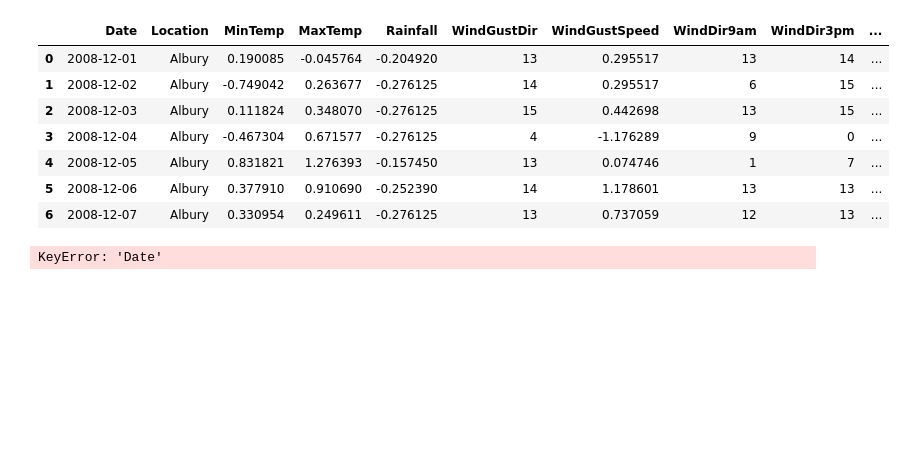
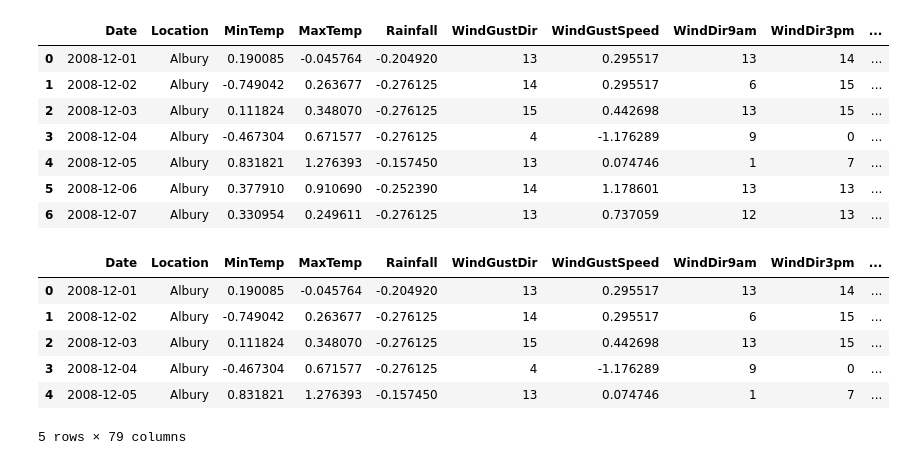
Before and after one commit to bluecode-hub/Robomanipal_research_mahek, a Jupyter notebook: robomanipal_task.ipynb, the cells around one changed output. Saved outputs shown, nothing was run; the diff lists cells and outputs as text; code cells hidden in the pictures; blank space fills up the shorter version.

```diff
--- a/robomanipal_task.ipynb
+++ b/robomanipal_task.ipynb
@@ -326,13 +326,18 @@ data_copy.head(7)
 | 6 | 2008-12-07 | Albury | 0.330954 | 0.249611 | -0.276125 | 13 | 0.737059 | 12 | 13 | ... |
 # %%
 # Example one-hot encoding
-data_copy = pd.get_dummies(data_copy, columns=['Location'], drop_first=True)
-data_copy['RainTomorrow'] = data_copy['RainTomorrow'].map({'No': 0, 'Yes': 1})
+location_dummies = pd.get_dummies(data_copy['Location'], prefix='Loc', drop_first=True)
+data_copy = pd.concat([data_copy, location_dummies], axis=1)
 # %%
 data_copy['Date'] = pd.to_datetime(data_copy['Date'])
+
+
+data_copy['Year'] = data_copy['Date'].dt.year
+data_copy['Month'] = data_copy['Date'].dt.month
+data_copy['Day'] = data_copy['Date'].dt.day
+data_copy['DayOfWeek'] = data_copy['Date'].dt.dayofweek
+
 data_copy['IsWeekend'] = data_copy['DayOfWeek'].isin([5,6]).astype(int)
-# %% [output]
-KeyError: 'Date'
 # %%
 def get_season(month):
     if month in [12, 1, 2]: return 'Summer'
@@ -347,6 +352,16 @@ data_copy['TempDiff9am3pm'] = data_copy['Temp3pm'] - data_copy['Temp9am']
 # %%
 data_copy['HumidityDiff'] = data_copy['Humidity3pm'] - data_copy['Humidity9am']
 data_copy['WindSpeedDiff'] = data_copy['WindSpeed3pm'] - data_copy['WindSpeed9am']
+# %%
+data_copy.head(5)
+# %% [output]
+|  | Date | Location | MinTemp | MaxTemp | Rainfall | WindGustDir | WindGustSpeed | WindDir9am | WindDir3pm | ... |
+| 0 | 2008-12-01 | Albury | 0.190085 | -0.045764 | -0.204920 | 13 | 0.295517 | 13 | 14 | ... |
+| 1 | 2008-12-02 | Albury | -0.749042 | 0.263677 | -0.276125 | 14 | 0.295517 | 6 | 15 | ... |
+| 2 | 2008-12-03 | Albury | 0.111824 | 0.348070 | -0.276125 | 15 | 0.442698 | 13 | 15 | ... |
+| 3 | 2008-12-04 | Albury | -0.467304 | 0.671577 | -0.276125 | 4 | -1.176289 | 9 | 0 | ... |
+| 4 | 2008-12-05 | Albury | 0.831821 | 1.276393 | -0.157450 | 13 | 0.074746 | 1 | 7 | ... |
+5 rows × 79 columns
 # %%
 data_copy = data_copy.sort_values(['Location', 'Date'])
 data_copy['Rainfall_3dayAvg'] = data_copy.groupby('Location')['Rainfall'].transform(lambda x: x.rolling(3, min_periods=1).mean())
```
Also changed, not shown: parts of 1 cell of this notebook.
